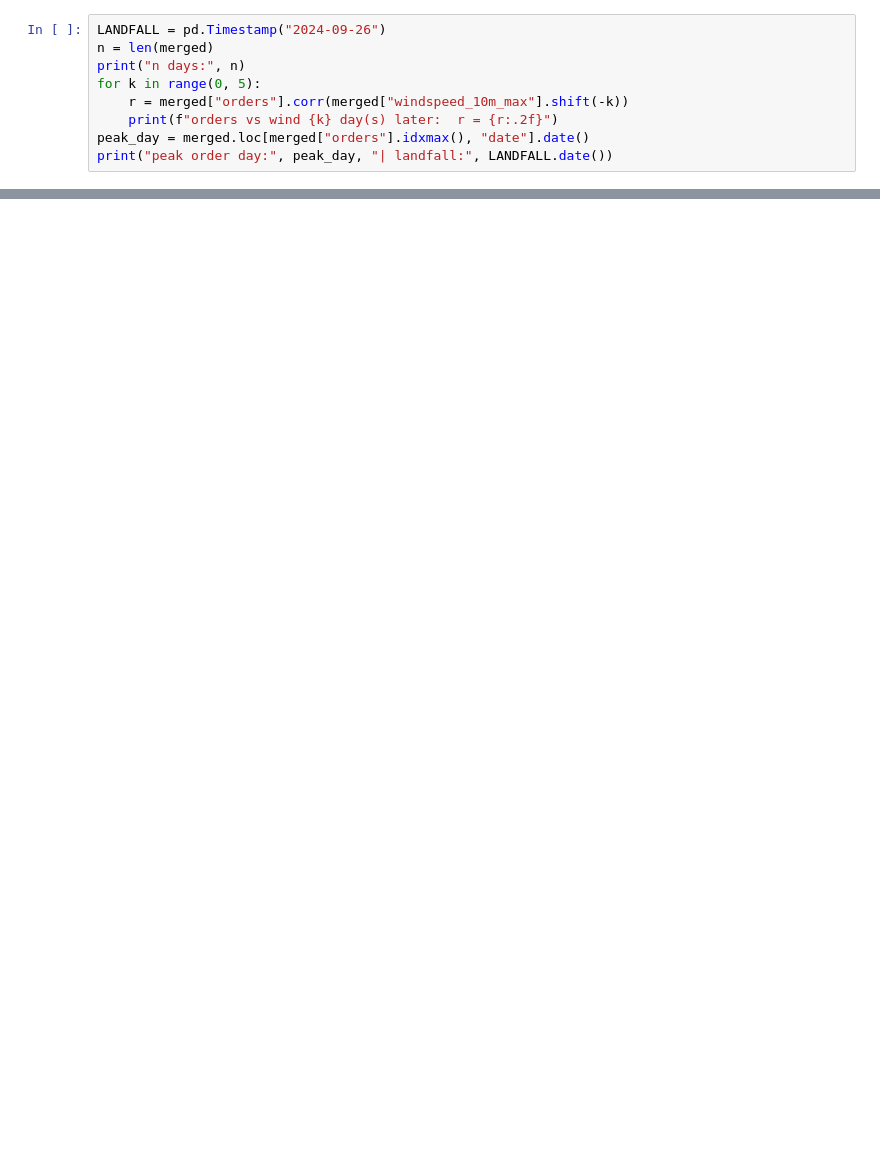
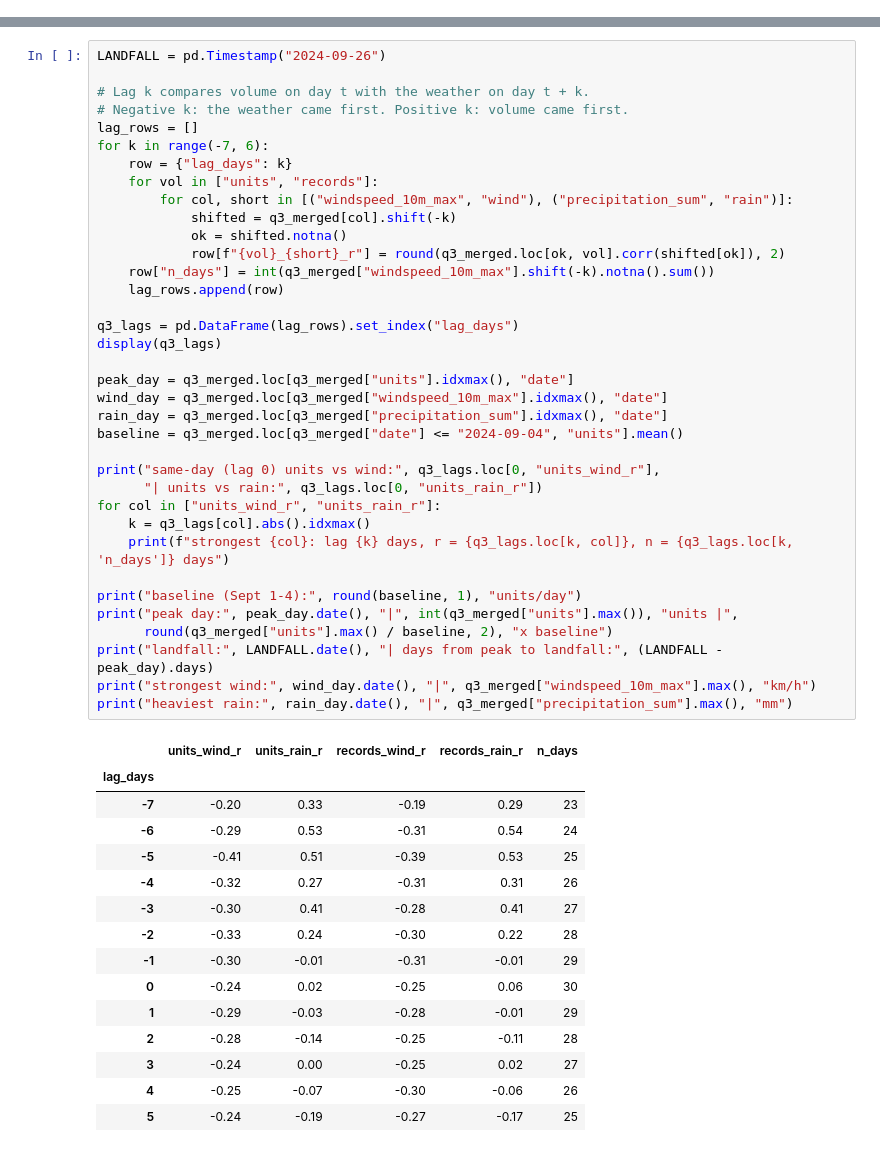
Before and after one commit to NateG-10/F26-DS2002-Midterm-Repo-Nate-Mohamed-Mouad, a Jupyter notebook: notebooks/scratch/mohamed_scratch.ipynb, the cells around one changed output, grey strips where cells are left out. Cells and saved outputs as stored; diff of their text form; blank space fills up the shorter version.

```diff
--- a/notebooks/scratch/mohamed_scratch.ipynb
+++ b/notebooks/scratch/mohamed_scratch.ipynb
@@ -122,9 +123,0 @@ Same-day correlation first, then orders against wind *k* days later. Correlation
-# %%
-LANDFALL = pd.Timestamp("2024-09-26")
-n = len(merged)
-print("n days:", n)
-for k in range(0, 5):
-    r = merged["orders"].corr(merged["windspeed_10m_max"].shift(-k))
-    print(f"orders vs wind {k} day(s) later:  r = {r:.2f}")
-peak_day = merged.loc[merged["orders"].idxmax(), "date"].date()
-print("peak order day:", peak_day, "| landfall:", LANDFALL.date())
@@ -154,0 +184,52 @@ fig.autofmt_xdate(); plt.show()
+# %%
+LANDFALL = pd.Timestamp("2024-09-26")
+
+# Lag k compares volume on day t with the weather on day t + k.
+# Negative k: the weather came first. Positive k: volume came first.
+lag_rows = []
+for k in range(-7, 6):
+    row = {"lag_days": k}
+    for vol in ["units", "records"]:
+        for col, short in [("windspeed_10m_max", "wind"), ("precipitation_sum", "rain")]:
+            shifted = q3_merged[col].shift(-k)
+            ok = shifted.notna()
+            row[f"{vol}_{short}_r"] = round(q3_merged.loc[ok, vol].corr(shifted[ok]), 2)
+    row["n_days"] = int(q3_merged["windspeed_10m_max"].shift(-k).notna().sum())
+    lag_rows.append(row)
+
+q3_lags = pd.DataFrame(lag_rows).set_index("lag_days")
+display(q3_lags)
+
+peak_day = q3_merged.loc[q3_merged["units"].idxmax(), "date"]
+wind_day = q3_merged.loc[q3_merged["windspeed_10m_max"].idxmax(), "date"]
+rain_day = q3_merged.loc[q3_merged["precipitation_sum"].idxmax(), "date"]
+baseline = q3_merged.loc[q3_merged["date"] <= "2024-09-04", "units"].mean()
+
+print("same-day (lag 0) units vs wind:", q3_lags.loc[0, "units_wind_r"],
+      "| units vs rain:", q3_lags.loc[0, "units_rain_r"])
+for col in ["units_wind_r", "units_rain_r"]:
+    k = q3_lags[col].abs().idxmax()
+    print(f"strongest {col}: lag {k} days, r = {q3_lags.loc[k, col]}, n = {q3_lags.loc[k, 'n_days']} days")
+
+print("baseline (Sept 1-4):", round(baseline, 1), "units/day")
+print("peak day:", peak_day.date(), "|", int(q3_merged["units"].max()), "units |",
+      round(q3_merged["units"].max() / baseline, 2), "x baseline")
+print("landfall:", LANDFALL.date(), "| days from peak to landfall:", (LANDFALL - peak_day).days)
+print("strongest wind:", wind_day.date(), "|", q3_merged["windspeed_10m_max"].max(), "km/h")
+print("heaviest rain:", rain_day.date(), "|", q3_merged["precipitation_sum"].max(), "mm")
+# %% [output]
+|  | units_wind_r | units_rain_r | records_wind_r | records_rain_r | n_days |
+| lag_days |  |  |  |  |  |
+| -7 | -0.20 | 0.33 | -0.19 | 0.29 | 23 |
+| -6 | -0.29 | 0.53 | -0.31 | 0.54 | 24 |
+| -5 | -0.41 | 0.51 | -0.39 | 0.53 | 25 |
+| -4 | -0.32 | 0.27 | -0.31 | 0.31 | 26 |
+| -3 | -0.30 | 0.41 | -0.28 | 0.41 | 27 |
+| -2 | -0.33 | 0.24 | -0.30 | 0.22 | 28 |
+| -1 | -0.30 | -0.01 | -0.31 | -0.01 | 29 |
+| 0 | -0.24 | 0.02 | -0.25 | 0.06 | 30 |
+| 1 | -0.29 | -0.03 | -0.28 | -0.01 | 29 |
+| 2 | -0.28 | -0.14 | -0.25 | -0.11 | 28 |
+| 3 | -0.24 | 0.00 | -0.25 | 0.02 | 27 |
+| 4 | -0.25 | -0.07 | -0.30 | -0.06 | 26 |
+| 5 | -0.24 | -0.19 | -0.27 | -0.17 | 25 |
```
Also changed, not shown: parts of 19 cells of this notebook, 2 other files.
